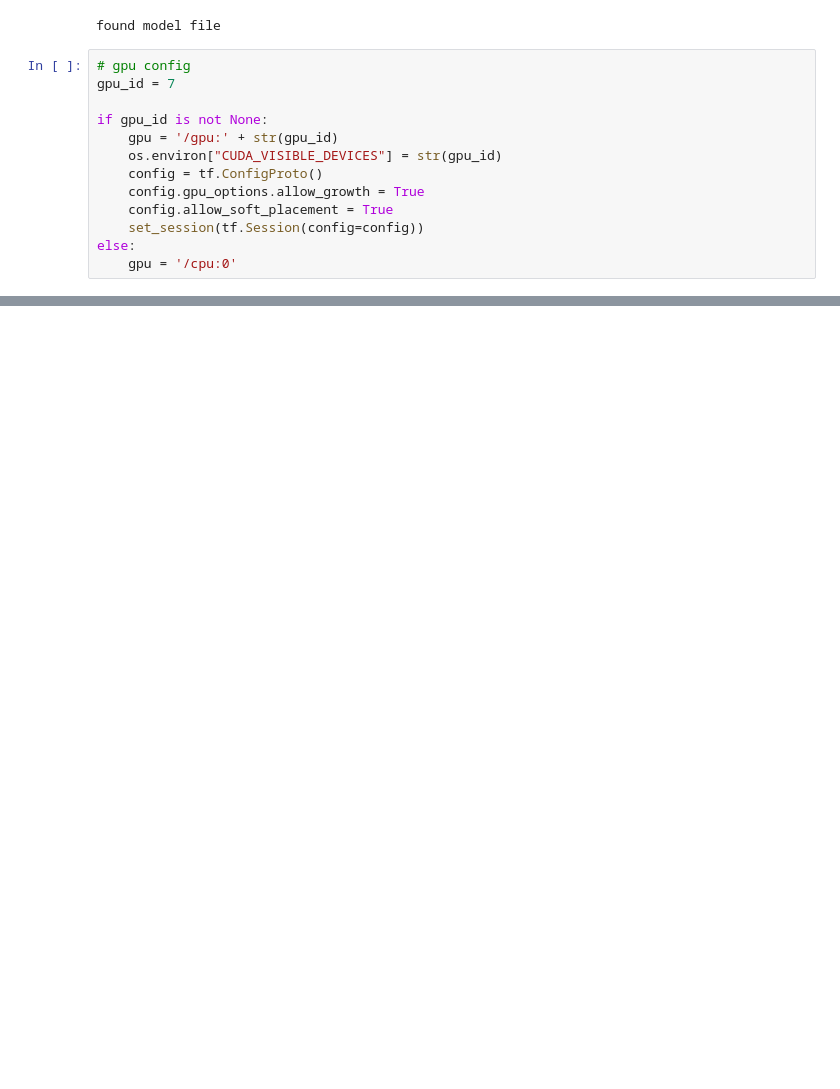
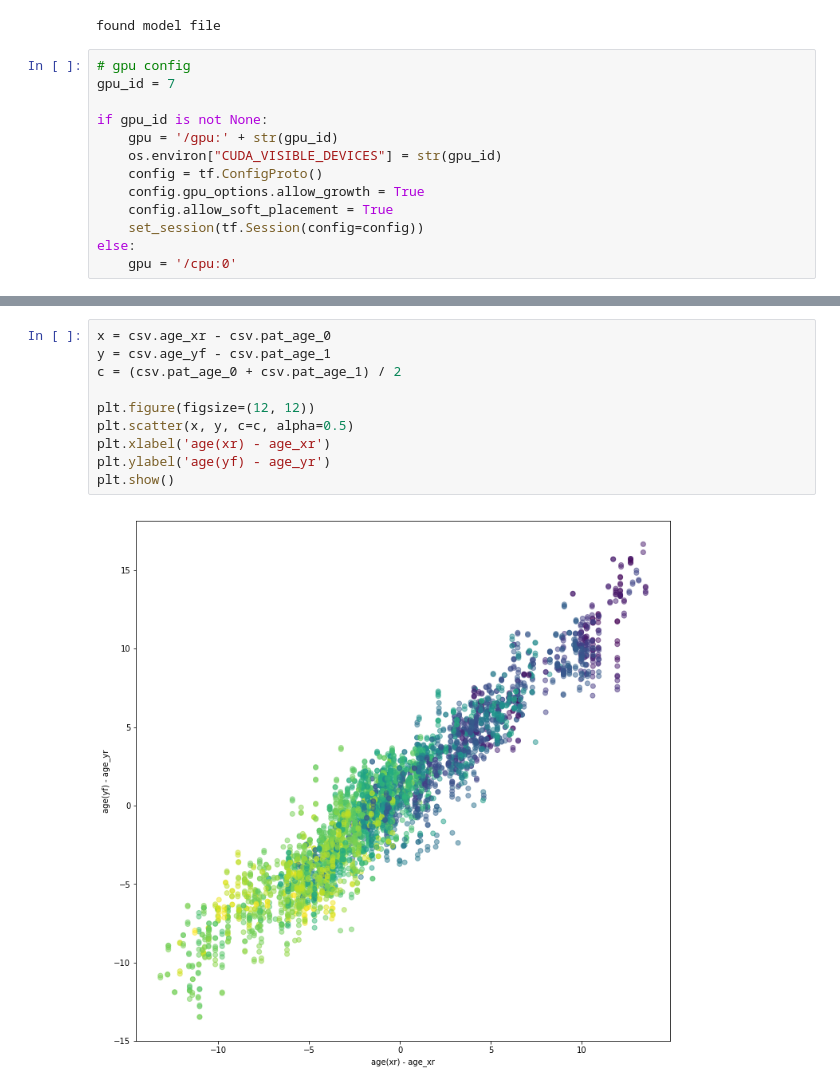
Before and after one commit to Untribium/agemorph, a Jupyter notebook: models/gan/src/age_prediction.ipynb, the cells around one changed output, grey strips where cells are left out. Saved outputs shown, nothing was run; the diff lists cells and outputs as text; blank space fills up the shorter version.

```diff
--- a/models/gan/src/age_prediction.ipynb
+++ b/models/gan/src/age_prediction.ipynb
@@ -111,0 +208,12 @@ plt.show()
+# %%
+x = csv.age_xr - csv.pat_age_0
+y = csv.age_yf - csv.pat_age_1
+c = (csv.pat_age_0 + csv.pat_age_1) / 2
+
+plt.figure(figsize=(12, 12))
+plt.scatter(x, y, c=c, alpha=0.5)
+plt.xlabel('age(xr) - age_xr')
+plt.ylabel('age(yf) - age_yr')
+plt.show()
+# %% [output]
+[figure, added]
```
Also changed, not shown: parts of 12 cells of this notebook, 6 other files.
